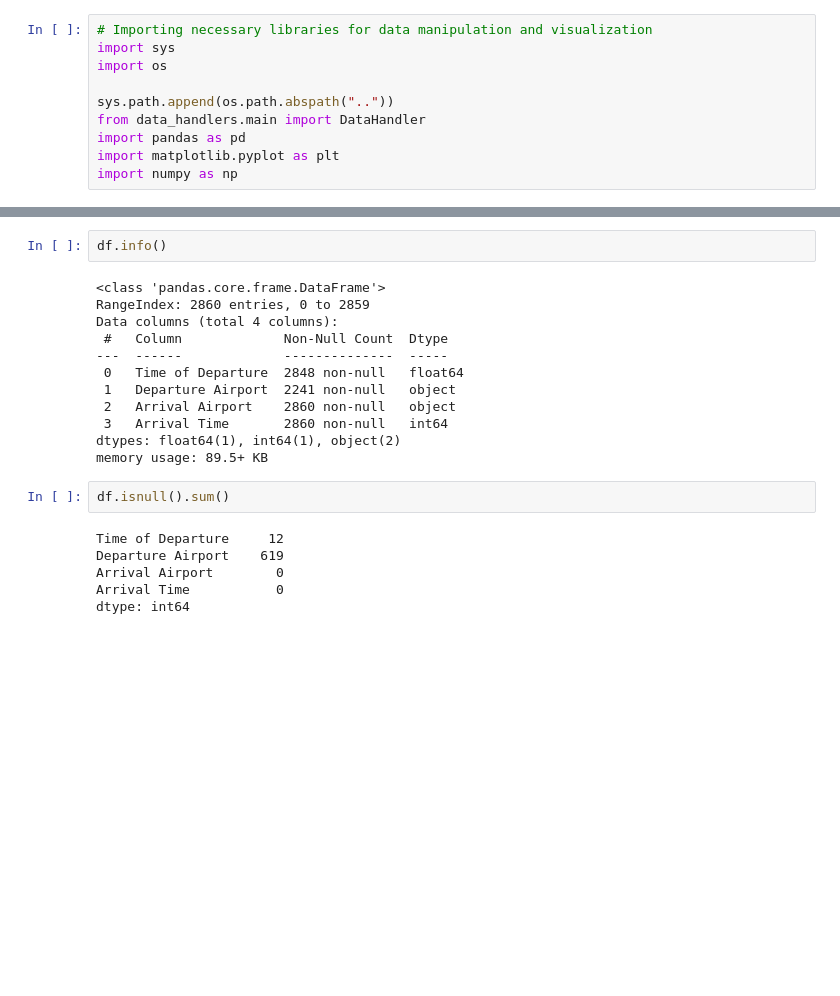
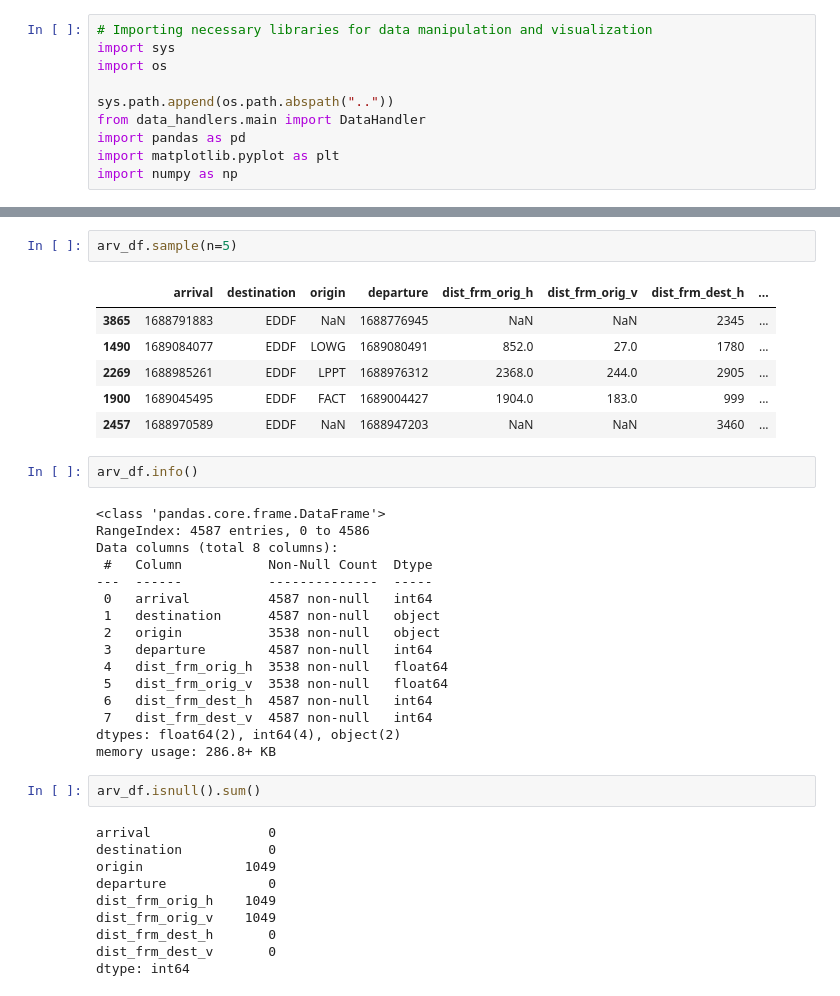
Before and after one commit to steven-midgley/project_one, a Jupyter notebook: notebooks/arrivals.ipynb, the cells around one changed output, grey strips where cells are left out. Saved outputs shown, nothing was run; the diff lists cells and outputs as text; blank space fills up the shorter version.

```diff
--- a/notebooks/arrivals.ipynb
+++ b/notebooks/arrivals.ipynb
@@ -25,23 +26,40 @@ df.sample(n=5)
+# %%
+arv_df.sample(n=5)
+# %% [output]
+|  | arrival | destination | origin | departure | dist_frm_orig_h | dist_frm_orig_v | dist_frm_dest_h | ... |
+| 3865 | 1688791883 | EDDF | NaN | 1688776945 | NaN | NaN | 2345 | ... |
+| 1490 | 1689084077 | EDDF | LOWG | 1689080491 | 852.0 | 27.0 | 1780 | ... |
+| 2269 | 1688985261 | EDDF | LPPT | 1688976312 | 2368.0 | 244.0 | 2905 | ... |
+| 1900 | 1689045495 | EDDF | FACT | 1689004427 | 1904.0 | 183.0 | 999 | ... |
+| 2457 | 1688970589 | EDDF | NaN | 1688947203 | NaN | NaN | 3460 | ... |
 # %%
-df.info()
+arv_df.info()
 # %% [output]
 <class 'pandas.core.frame.DataFrame'>
-RangeIndex: 2860 entries, 0 to 2859
-Data columns (total 4 columns):
- #   Column             Non-Null Count  Dtype
----  ------             --------------  -----
- 0   Time of Departure  2848 non-null   float64
- 1   Departure Airport  2241 non-null   object
- 2   Arrival Airport    2860 non-null   object
- 3   Arrival Time       2860 non-null   int64
-dtypes: float64(1), int64(1), object(2)
-memory usage: 89.5+ KB
+RangeIndex: 4587 entries, 0 to 4586
+Data columns (total 8 columns):
+ #   Column           Non-Null Count  Dtype
+---  ------           --------------  -----
+ 0   arrival          4587 non-null   int64
+ 1   destination      4587 non-null   object
+ 2   origin           3538 non-null   object
+ 3   departure        4587 non-null   int64
+ 4   dist_frm_orig_h  3538 non-null   float64
+ 5   dist_frm_orig_v  3538 non-null   float64
+ 6   dist_frm_dest_h  4587 non-null   int64
+ 7   dist_frm_dest_v  4587 non-null   int64
+dtypes: float64(2), int64(4), object(2)
+memory usage: 286.8+ KB
 # %%
-df.isnull().sum()
+arv_df.isnull().sum()
 # %% [output]
-Time of Departure     12
-Departure Airport    619
-Arrival Airport        0
-Arrival Time           0
+arrival               0
+destination           0
+origin             1049
+departure             0
+dist_frm_orig_h    1049
+dist_frm_orig_v    1049
+dist_frm_dest_h       0
+dist_frm_dest_v       0
 dtype: int64
 # %%
```
Also changed, not shown: parts of 12 cells of this notebook, 9 other files.
